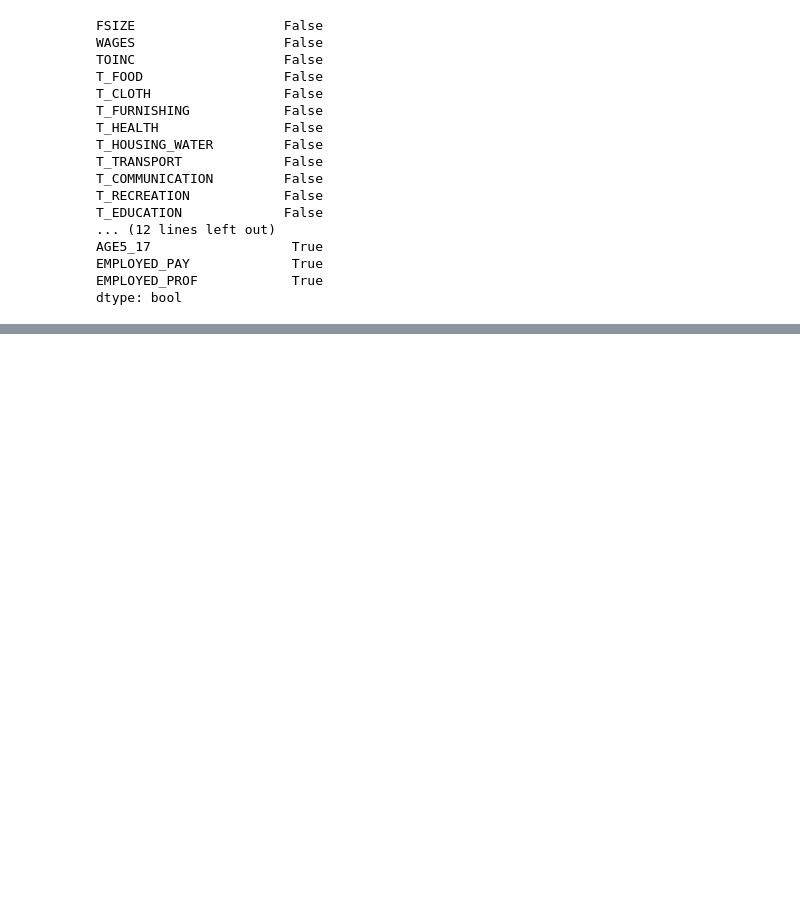
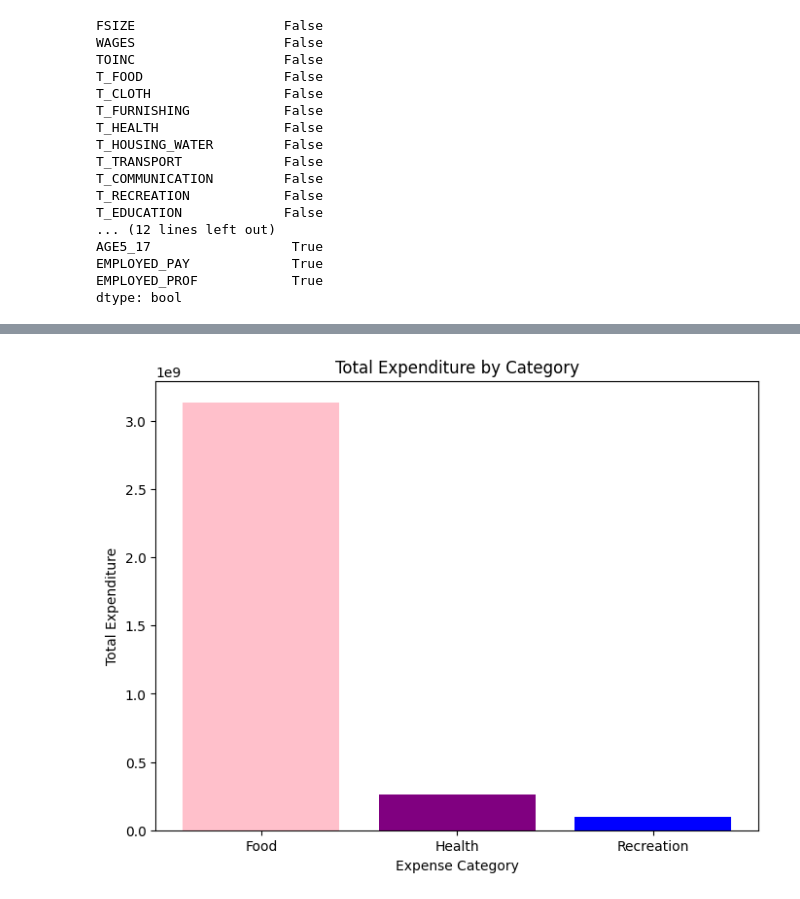
Before and after one commit to MichaelGelo/CSMODEL_Project, a Jupyter notebook: Group3_Phase1.ipynb, the cells around one changed output, grey strips where cells are left out. Cells and saved outputs as stored; diff of their text form; code cells hidden in the pictures; blank space fills up the shorter version.

```diff
--- a/Group3_Phase1.ipynb
+++ b/Group3_Phase1.ipynb
@@ -685,0 +699,22 @@ dtype: bool
+# %%
+FIES_df = pd.read_csv('FIES PUF 2012 Vol.1.CSV')
+total_food = FIES_df['T_FOOD'].sum()
+total_health = FIES_df['T_HEALTH'].sum()
+total_recreation = FIES_df['T_RECREATION'].sum()
+
+expense_categories = {
+    'Food': total_food,
+    'Health': total_health,
+    'Recreation': total_recreation
+}
+
+expense_df = pd.DataFrame(list(expense_categories.items()), columns=['Category', 'Total Expenditure'])
+
+plt.figure(figsize=(8, 6))
+plt.bar(expense_df['Category'], expense_df['Total Expenditure'], color=['pink', 'purple', 'blue'])
+plt.title('Total Expenditure by Category')
+plt.xlabel('Expense Category')
+plt.ylabel('Total Expenditure')
+plt.show()
+# %% [output]
+[figure, added]
```
Also changed, not shown: parts of 21 cells of this notebook.
